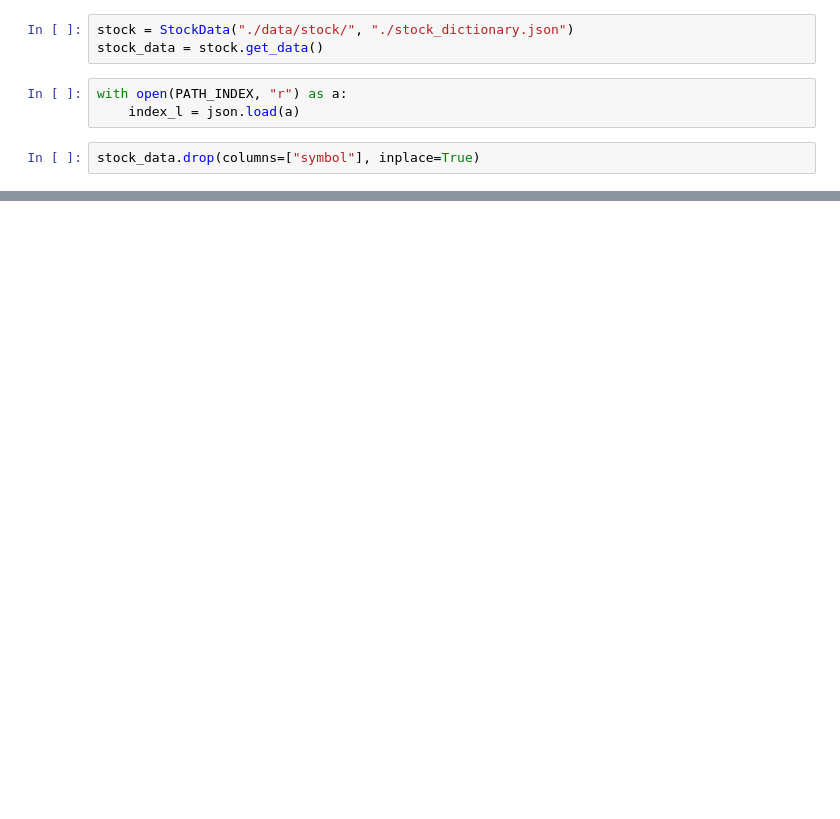
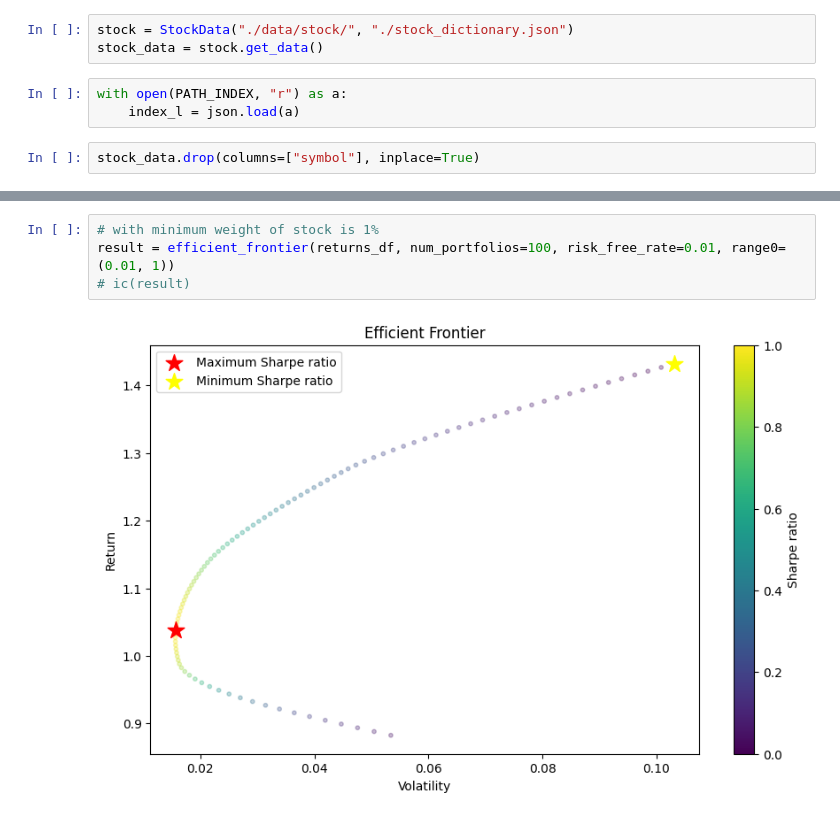
Before and after one commit to nguyentanquocbao/stock, a Jupyter notebook: 3. Systemic and Idiosyncratic risk.ipynb, the cells around one changed output, grey strips where cells are left out. Saved outputs shown, nothing was run; the diff lists cells and outputs as text; blank space fills up the shorter version.

```diff
--- a/3. Systemic and Idiosyncratic risk.ipynb
+++ b/3. Systemic and Idiosyncratic risk.ipynb
@@ -82,0 +39,6 @@ Minimum Volatility Portfolio:
+# %%
+# with minimum weight of stock is 1%
+result = efficient_frontier(returns_df, num_portfolios=100, risk_free_rate=0.01, range0=(0.01, 1))
+# ic(result)
+# %% [output]
+[figure, added]
```
Also changed, not shown: parts of 4 cells of this notebook, 1 other file.
